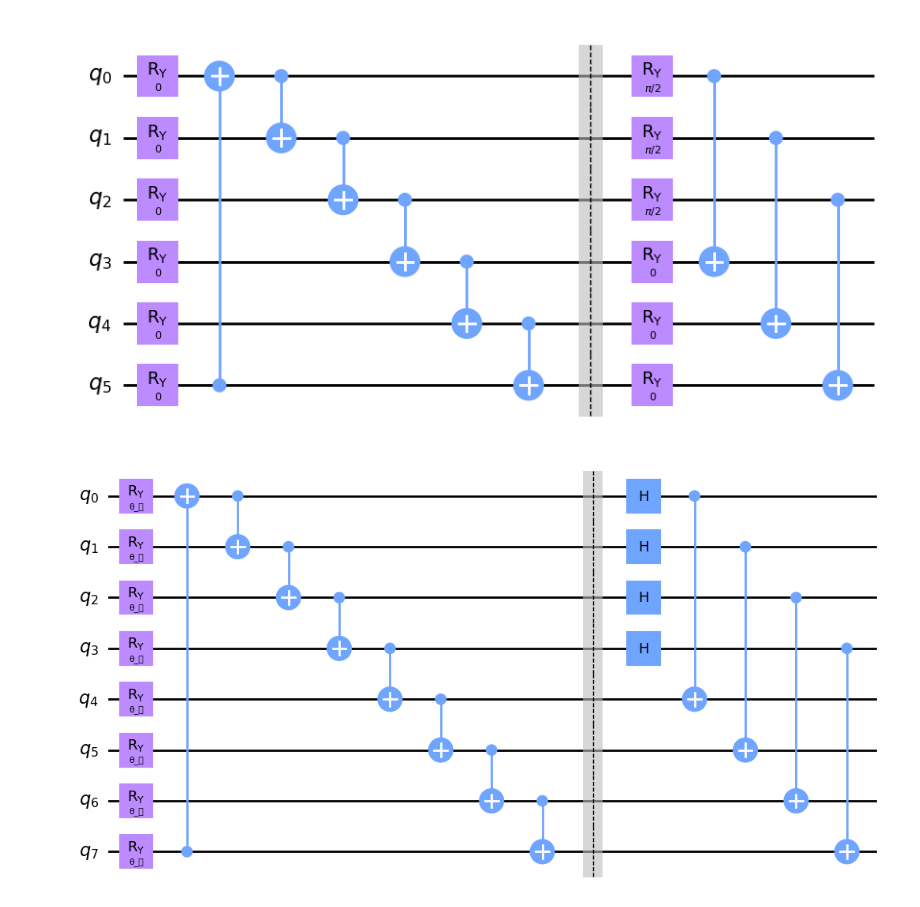
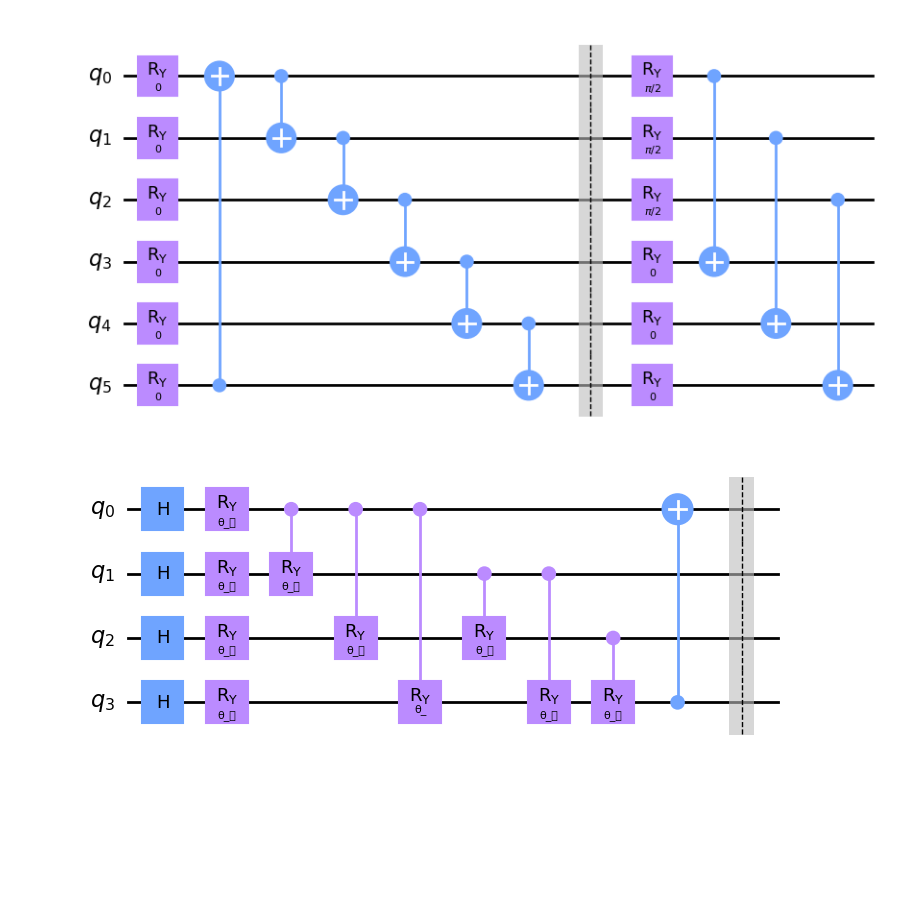
Before and after one commit to burakvarol123/Matrix-Models-with-Quantum-Computing, a Jupyter notebook: tryouts.ipynb, the cells around one changed output. Saved outputs shown, nothing was run; the diff lists cells and outputs as text; code cells hidden in the pictures; blank space fills up the shorter version.

```diff
--- a/tryouts.ipynb
+++ b/tryouts.ipynb
@@ -137,6 +136,6 @@ an.ansatz_review_exact(qubits*2,depth).bind_parameters(init_param_values).draw("
 # %% [output]
 [figure]
 # %%
-an.ansatz_hadamard(8,1).draw("mpl")
+an.ansatz_cry_optimized(4,1).draw("mpl")
 # %% [output]
-[figure, old version]
+[figure, new version]
```
Also changed, not shown: parts of 6 cells of this notebook.
